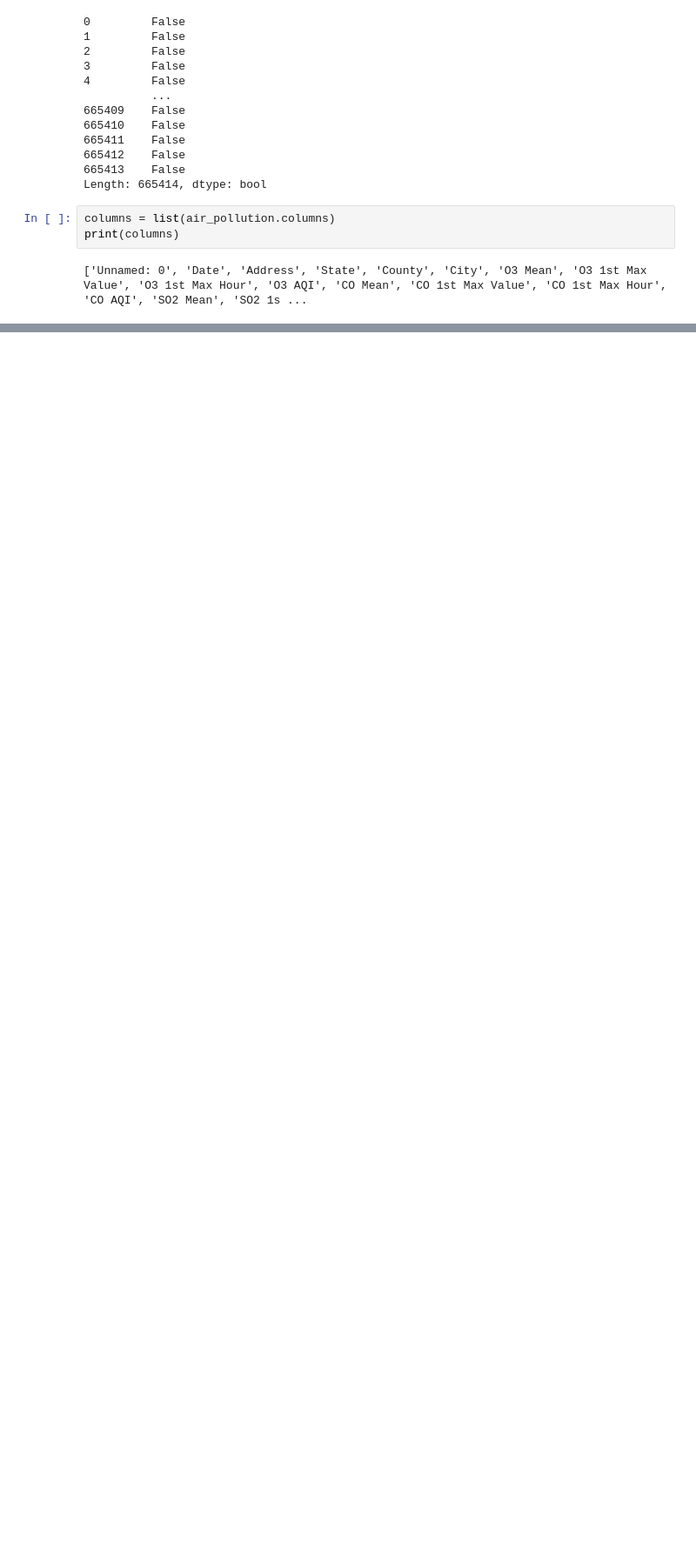
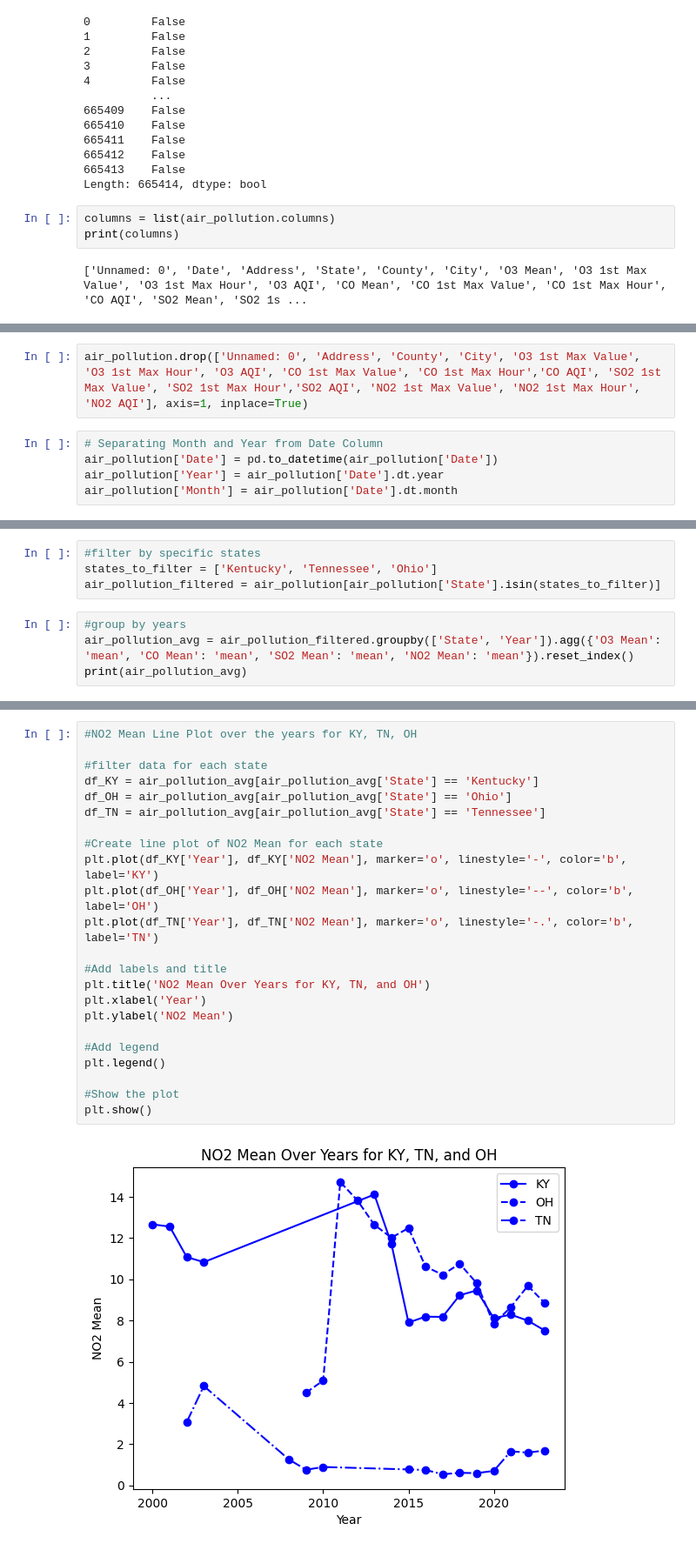
Before and after one commit to Julia-Heffner/M2-Mini-Project, a Jupyter notebook: Air_Pollution_Data_Analysis.ipynb, the cells around one changed output, grey strips where cells are left out. Shown at 87% size. Drawn from its saved outputs; the diff is of its cells as text; blank space fills up the shorter version.

Commit message:
Cleaned data,filter and grouped, and created 3 line plots

```diff
--- a/Air_Pollution_Data_Analysis.ipynb
+++ b/Air_Pollution_Data_Analysis.ipynb
@@ -96,0 +81,7 @@ air_pollution['State'].value_counts().plot(kind='bar', rot=90)
+# %%
+air_pollution.drop(['Unnamed: 0', 'Address', 'County', 'City', 'O3 1st Max Value', 'O3 1st Max Hour', 'O3 AQI', 'CO 1st Max Value', 'CO 1st Max Hour','CO AQI', 'SO2 1st Max Value', 'SO2 1st Max Hour','SO2 AQI', 'NO2 1st Max Value', 'NO2 1st Max Hour', 'NO2 AQI'], axis=1, inplace=True)
+# %%
+# Separating Month and Year from Date Column
+air_pollution['Date'] = pd.to_datetime(air_pollution['Date'])
+air_pollution['Year'] = air_pollution['Date'].dt.year
+air_pollution['Month'] = air_pollution['Date'].dt.month
@@ -96,0 +113,8 @@ air_pollution['State'].value_counts().plot(kind='bar', rot=90)
+# %%
+#filter by specific states
+states_to_filter = ['Kentucky', 'Tennessee', 'Ohio']
+air_pollution_filtered = air_pollution[air_pollution['State'].isin(states_to_filter)]
+# %%
+#group by years
+air_pollution_avg = air_pollution_filtered.groupby(['State', 'Year']).agg({'O3 Mean': 'mean', 'CO Mean': 'mean', 'SO2 Mean': 'mean', 'NO2 Mean': 'mean'}).reset_index()
+print(air_pollution_avg)
@@ -96,0 +156,25 @@ air_pollution['State'].value_counts().plot(kind='bar', rot=90)
+# %%
+#NO2 Mean Line Plot over the years for KY, TN, OH
+
+#filter data for each state
+df_KY = air_pollution_avg[air_pollution_avg['State'] == 'Kentucky']
+df_OH = air_pollution_avg[air_pollution_avg['State'] == 'Ohio']
+df_TN = air_pollution_avg[air_pollution_avg['State'] == 'Tennessee']
+
+#Create line plot of NO2 Mean for each state
+plt.plot(df_KY['Year'], df_KY['NO2 Mean'], marker='o', linestyle='-', color='b', label='KY')
+plt.plot(df_OH['Year'], df_OH['NO2 Mean'], marker='o', linestyle='--', color='b', label='OH')
+plt.plot(df_TN['Year'], df_TN['NO2 Mean'], marker='o', linestyle='-.', color='b', label='TN')
+
+#Add labels and title
+plt.title('NO2 Mean Over Years for KY, TN, and OH')
+plt.xlabel('Year')
+plt.ylabel('NO2 Mean')
+
+#Add legend
+plt.legend()
+
+#Show the plot
+plt.show()
+# %% [output]
+[figure, added]
```
Also changed, not shown: parts of 19 cells of this notebook, 1 other file.
